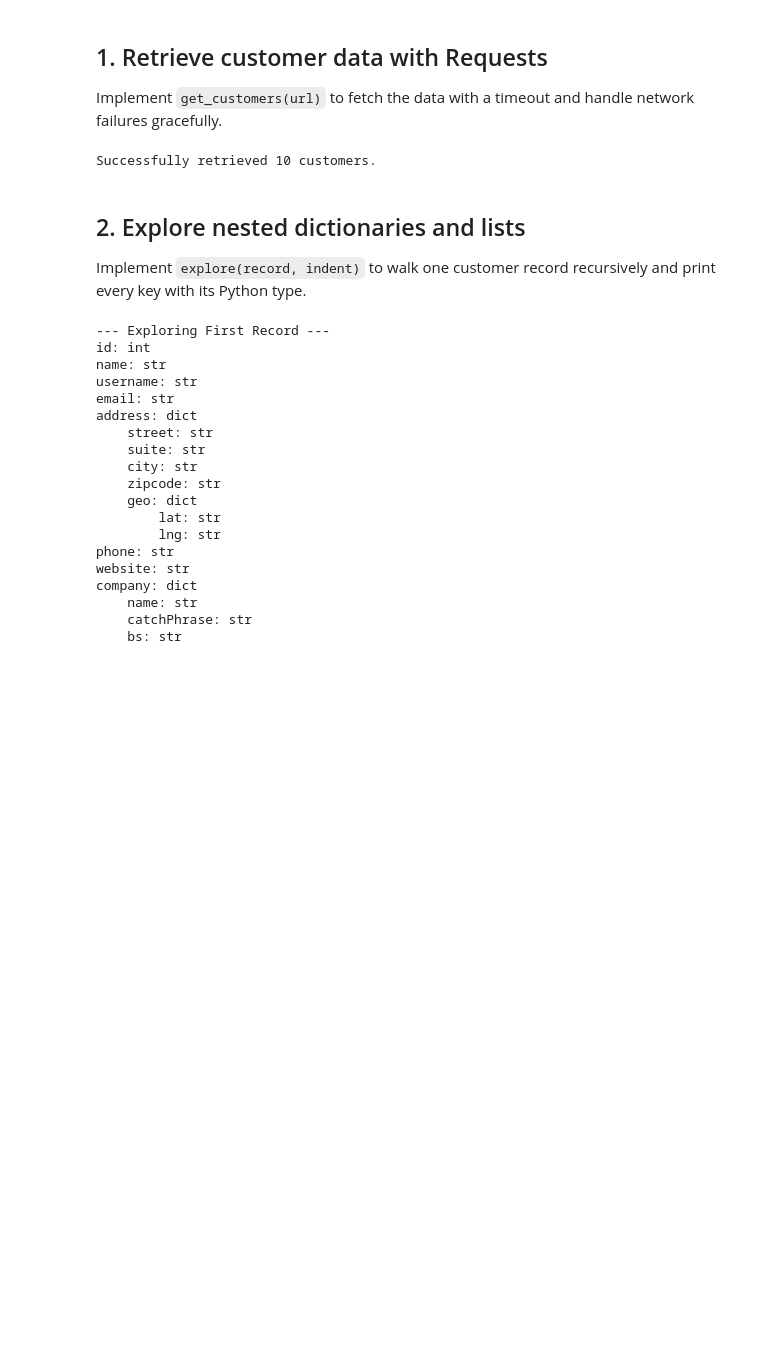
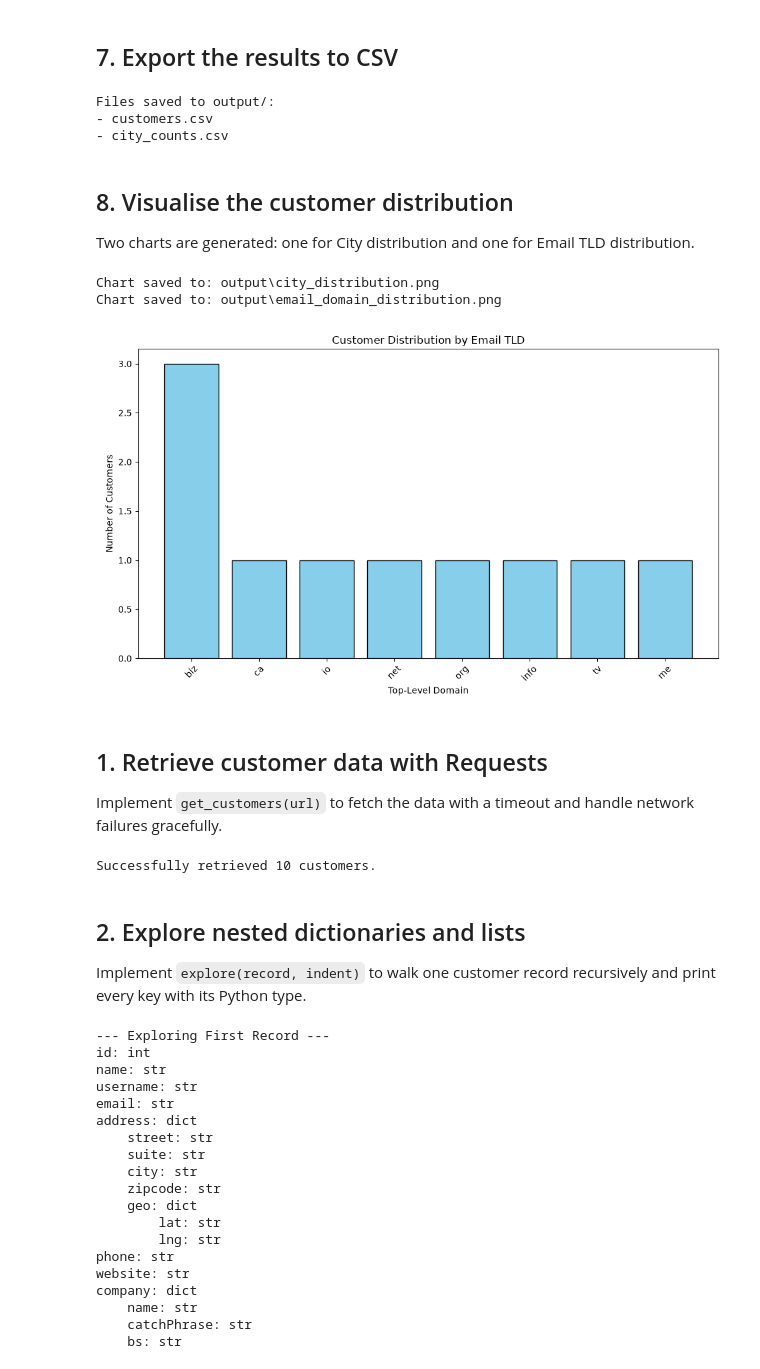
Before and after one commit to AgathaMuli/Pesa-Pulse, a Jupyter notebook: Analysis.ipynb, the cells around one changed output. Saved outputs shown, nothing was run; the diff lists cells and outputs as text; code cells hidden in the pictures; blank space fills up the shorter version.

```diff
--- a/Analysis.ipynb
+++ b/Analysis.ipynb
@@ -5,3 +203,54 @@ This notebook retrieves customer data from an API, explores its nested structure
+# %% [markdown]
+## 7. Export the results to CSV
+# %%
+# Export customers
+df.to_csv(OUTPUT_DIR / "customers.csv", index=False)
+
+# Export city counts sorted by count descending, then city alphabetically
+city_df = pd.DataFrame(list(c_counts.items()), columns=['city', 'customer_count'])
+city_df = city_df.sort_values(by=['customer_count', 'city'], ascending=[False, True])
+city_df.to_csv(OUTPUT_DIR / "city_counts.csv", index=False)
+
+print(f"Files saved to {OUTPUT_DIR}/:")
+print("- customers.csv")
+print("- city_counts.csv")
+# %% [output]
+Files saved to output/:
+- customers.csv
+- city_counts.csv
+# %% [markdown]
+## 8. Visualise the customer distribution
+Two charts are generated: one for City distribution and one for Email TLD distribution.
+# %%
+def plot_distribution(counts: dict[str, int], path: Path, title: str, xlabel: str) -> None:
+    """Save a labelled chart of the distribution to path."""
+    plt.figure(figsize=(10, 6))
+    plt.bar(counts.keys(), counts.values(), color='skyblue', edgecolor='black')
+    plt.title(title)
+    plt.xlabel(xlabel)
+    plt.ylabel("Number of Customers")
+    plt.xticks(rotation=45)
+    plt.tight_layout()
+
+    plt.savefig(path)
+    plt.close()
+    print(f"Chart saved to: {path}")
+
+# 1. City Chart
+city_chart_path = OUTPUT_DIR / "city_distribution.png"
+plot_distribution(c_counts, city_chart_path, "Customer Distribution by City", "City")
+
+# 2. Email TLD Chart
+tld_chart_path = OUTPUT_DIR / "email_domain_distribution.png"
+plot_distribution(e_counts, tld_chart_path, "Customer Distribution by Email TLD", "Top-Level Domain")
+
+# Display the TLD chart inline as it is the more insightful one
+from IPython.display import Image
+Image(filename=tld_chart_path)
+# %% [output]
+Chart saved to: output\city_distribution.png
+Chart saved to: output\email_domain_distribution.png
+[figure, added]
 # %%
 import json
 from pathlib import Path
```
Also changed, not shown: parts of 17 cells of this notebook, 4 other files.
